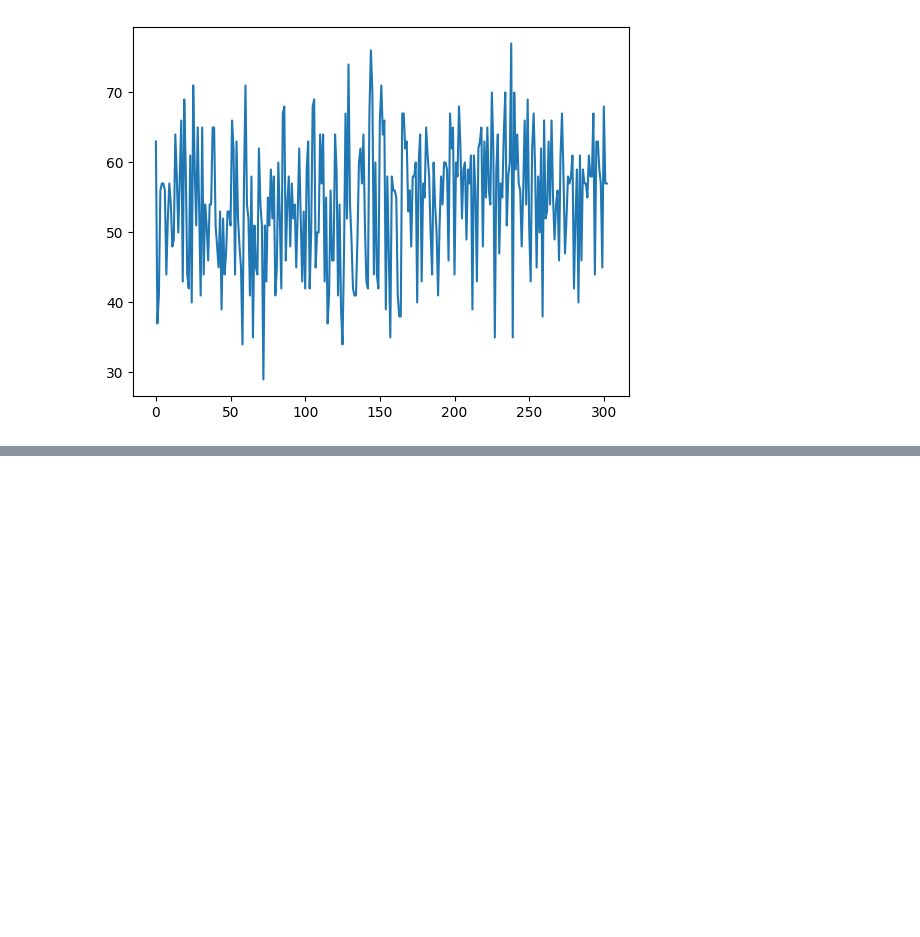
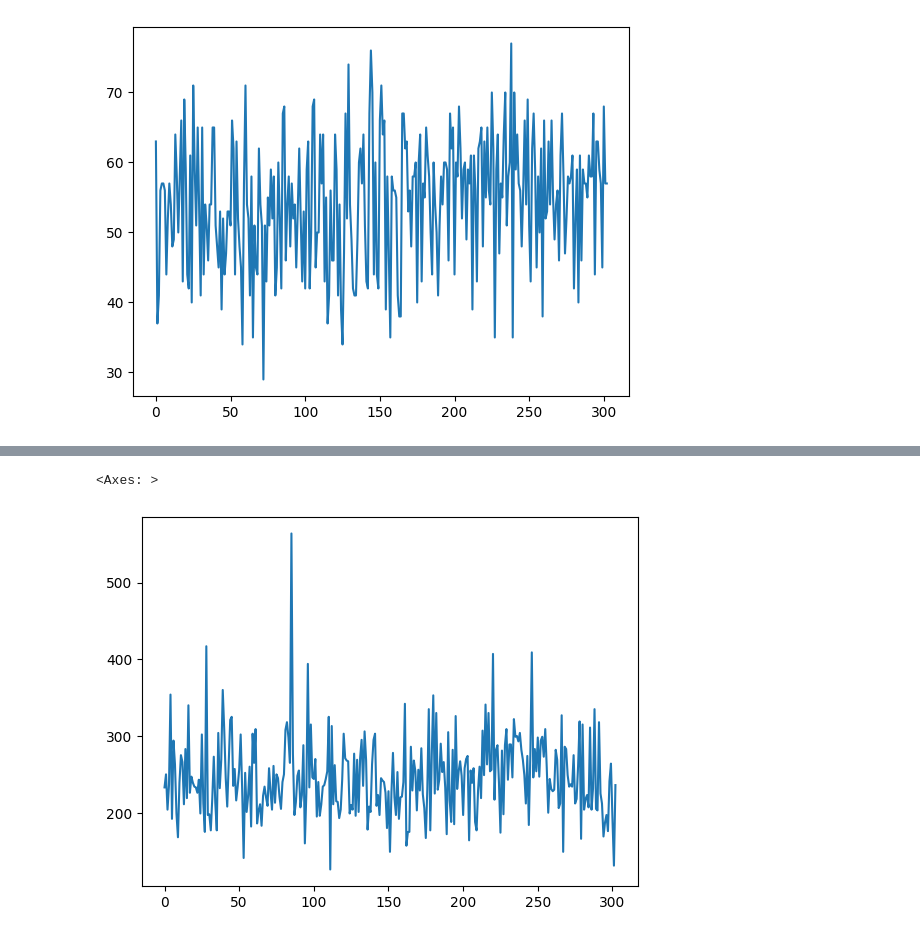
Before and after one commit to Numanur/data-science-ml, a Jupyter notebook: matplotlib_basic.ipynb, the cells around one changed output, grey strips where cells are left out. Drawn from its saved outputs; the diff is of its cells as text; code cells hidden in the pictures; blank space fills up the shorter version.

```diff
--- a/matplotlib_basic.ipynb
+++ b/matplotlib_basic.ipynb
@@ -17,0 +23,5 @@ df["age"].plot()
+# %%
+df["chol"].plot()
+# %% [output]
+<Axes: >
+[figure, added]
```
Also changed, not shown: parts of 4 cells of this notebook.
